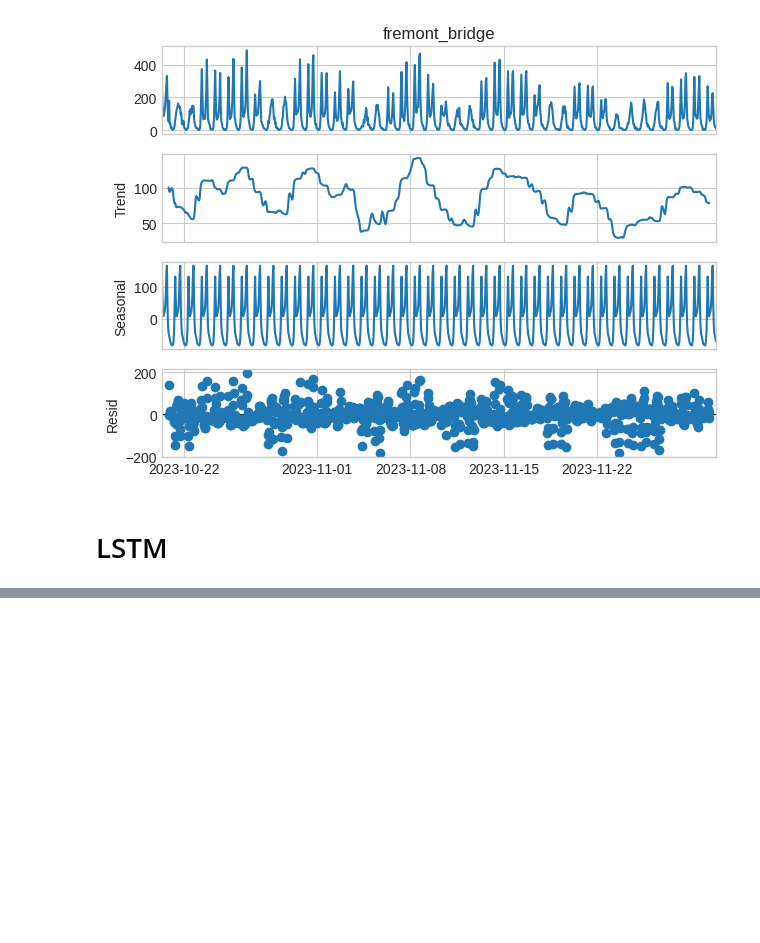
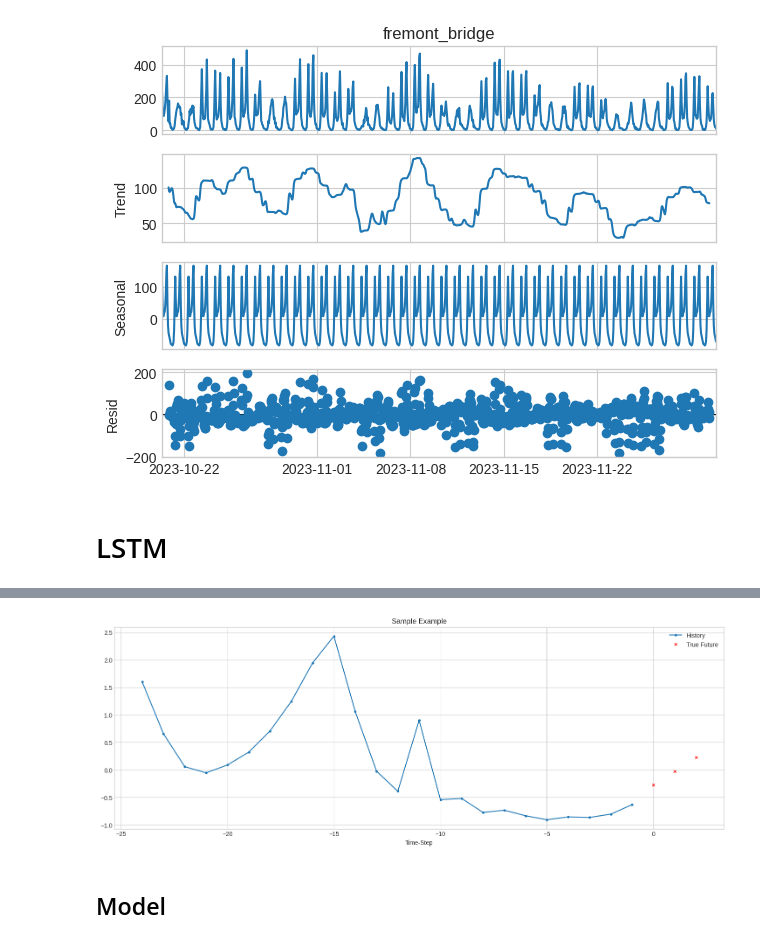
Before and after one commit to KevinrealG/Series_de_tiempo, a Jupyter notebook: 02_Aplying_arima_lstm.ipynb, the cells around one changed output, grey strips where cells are left out. Saved outputs shown, nothing was run; the diff lists cells and outputs as text; code cells hidden in the pictures; blank space fills up the shorter version.

```diff
--- a/02_Aplying_arima_lstm.ipynb
+++ b/02_Aplying_arima_lstm.ipynb
@@ -235,0 +276,65 @@ plt.show()
+# %%
+uni_data = data['fremont_bridge'].sort_index().values
+# %%
+TRAIN_SPLIT = int(len(uni_data) * 0.7) # Se considera que el tamaño de la data de entrenamiento sea del 80% de la data total
+
+future_step = 3 # Número de pasos consecutivos para la predicción
+# Calcular la media y la desviación estandar
+uni_train_mean = uni_data[:TRAIN_SPLIT].mean()
+uni_train_std = uni_data[:TRAIN_SPLIT].std()
+
+# Hacer la normalización
+uni_data = (uni_data-uni_train_mean)/uni_train_std
+# %%
+# Crear los conjuntos de entrenamiento y validación
+x_train_uni, y_train_uni = univariate_data(uni_data,0,TRAIN_SPLIT,24,0,future_step)
+x_val_uni, y_val_uni = univariate_data(uni_data,TRAIN_SPLIT,len(uni_data)-3,24,0,future_step)
+# %%
+# Crear los indices
+def create_time_steps(length):
+  return list(range(-length, 0))
+# %%
+import matplotlib.pyplot as plt
+
+def show_plot(plot_data, delta:int, title:str, future_step:int):
+    """
+    Genera y muestra un gráfico para visualizar datos históricos, predicciones del modelo y datos verdaderos de una serie temporal.
+
+    Parámetros:
+    - plot_data (list of np.array): Lista de arrays de Numpy que contienen los datos históricos, el futuro verdadero y la predicción del modelo.
+    - delta (int or None): Número de pasos en el tiempo que representará la predicción en el futuro. Si es None, se asume que es 0.
+    - title (str): Título del gráfico.
+
+    Devuelve:
+    - plt: Objeto de Matplotlib con el gráfico configurado.
+    """
+
+    labels = ['History', 'True Future', 'Model Prediction']  # Etiquetas para las series en el gráfico.
+    marker = ['.-', 'rx', 'g.']  # Marcadores para cada serie en el gráfico.
+
+    # Crea los pasos en el tiempo basados en la forma de los datos históricos.
+    time_steps = create_time_steps(plot_data[0].shape[0])
+
+
+    future = list(range(delta, delta + future_step))
+
+    plt.figure(figsize=(18,6))
+    plt.title(title)  # Establece el título del gráfico.
+
+    # Grafica cada serie de datos.
+    for i, x in enumerate(plot_data):
+        if i:
+            plt.plot(future, plot_data[i], marker[i], markersize=5,
+                     label=labels[i])
+        else:
+            plt.plot(time_steps, plot_data[i].flatten(), marker[i], label=labels[i])
+
+    plt.legend()  # Añade una leyenda al gráfico.
+    #plt.xlim([time_steps[0], (len(future) + 6) * 2])  # Establece los límites del eje X.
+    plt.xlabel('Time-Step')  # Etiqueta del eje X.
+
+    return plt
+
+# Mostrar un ejemplo
+show_plot([x_train_uni[0], y_train_uni[0]], 0, 'Sample Example',future_step)
+# %% [output]
@@ -235,0 +342,3 @@ plt.show()
+[figure, added]
+# %% [markdown]
+## Model
```
Also changed, not shown: parts of 9 cells of this notebook.
